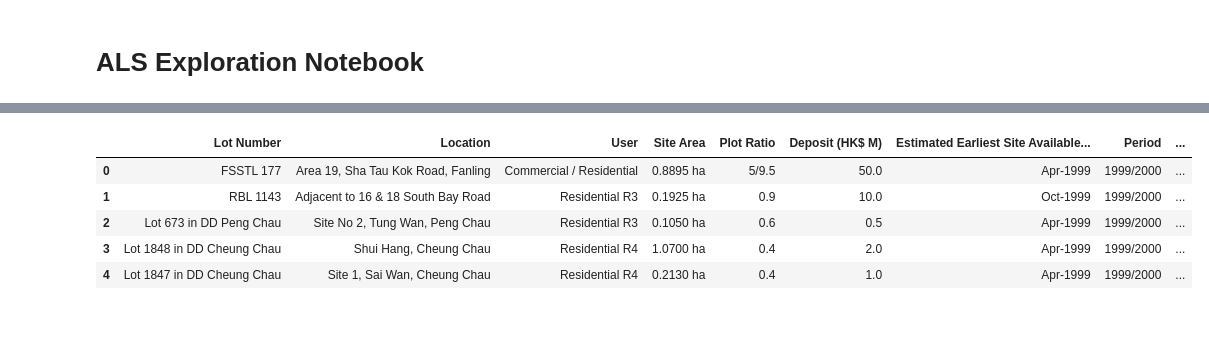
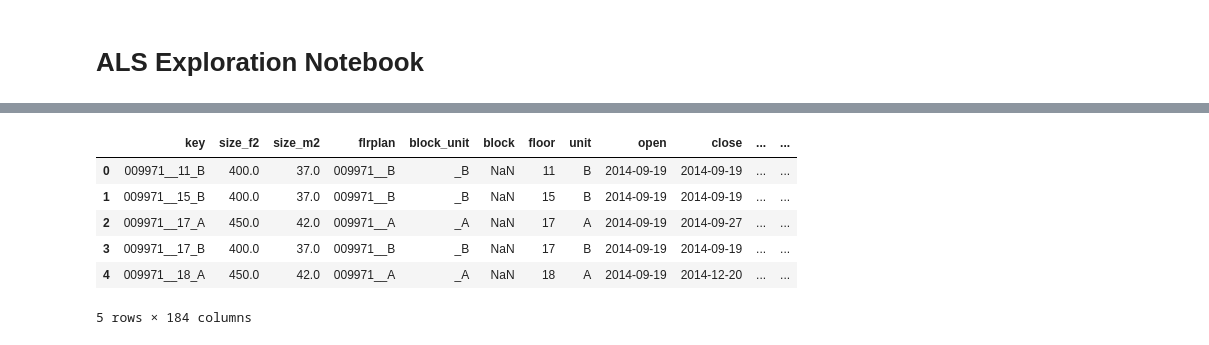
Before and after one commit to ChowchowWorks/HKRE, a Jupyter notebook: ALS/notebooks/als_explo.ipynb, the cells around one changed output, grey strips where cells are left out. Saved outputs shown, nothing was run; the diff lists cells and outputs as text; code cells hidden in the pictures.

Commit message:
Data Exploration

```diff
--- a/ALS/notebooks/als_explo.ipynb
+++ b/ALS/notebooks/als_explo.ipynb
@@ -7,10 +22,11 @@ import matplotlib.pyplot as plt
 # %%
-data = pd.read_csv("../data/Application_List_Consolidated.csv", header = 0)
-data.head()
+core = pd.read_csv("../data/core.csv", header = 0)
+core.head()
 # %% [output]
-|  | Lot Number | Location | User | Site Area | Plot Ratio | Deposit (HK$ M) | Estimated Earliest Site Available... | Period | ... |
-| 0 | FSSTL 177 | Area 19, Sha Tau Kok Road, Fanling | Commercial / Residential | 0.8895 ha | 5/9.5 | 50.0 | Apr-1999 | 1999/2000 | ... |
-| 1 | RBL 1143 | Adjacent to 16 & 18 South Bay Road | Residential R3 | 0.1925 ha | 0.9 | 10.0 | Oct-1999 | 1999/2000 | ... |
-| 2 | Lot 673 in DD Peng Chau | Site No 2, Tung Wan, Peng Chau | Residential R3 | 0.1050 ha | 0.6 | 0.5 | Apr-1999 | 1999/2000 | ... |
-| 3 | Lot 1848 in DD Cheung Chau | Shui Hang, Cheung Chau | Residential R4 | 1.0700 ha | 0.4 | 2.0 | Apr-1999 | 1999/2000 | ... |
-| 4 | Lot 1847 in DD Cheung Chau | Site 1, Sai Wan, Cheung Chau | Residential R4 | 0.2130 ha | 0.4 | 1.0 | Apr-1999 | 1999/2000 | ... |
+|  | key | size_f2 | size_m2 | flrplan | block_unit | block | floor | unit | open | close | ... | ... |
+| 0 | 009971__11_B | 400.0 | 37.0 | 009971__B | _B | NaN | 11 | B | 2014-09-19 | 2014-09-19 | ... | ... |
+| 1 | 009971__15_B | 400.0 | 37.0 | 009971__B | _B | NaN | 15 | B | 2014-09-19 | 2014-09-19 | ... | ... |
+| 2 | 009971__17_A | 450.0 | 42.0 | 009971__A | _A | NaN | 17 | A | 2014-09-19 | 2014-09-27 | ... | ... |
+| 3 | 009971__17_B | 400.0 | 37.0 | 009971__B | _B | NaN | 17 | B | 2014-09-19 | 2014-09-19 | ... | ... |
+| 4 | 009971__18_A | 450.0 | 42.0 | 009971__A | _A | NaN | 18 | A | 2014-09-19 | 2014-12-20 | ... | ... |
+5 rows × 184 columns
```
Also changed, not shown: parts of 32 cells of this notebook.
